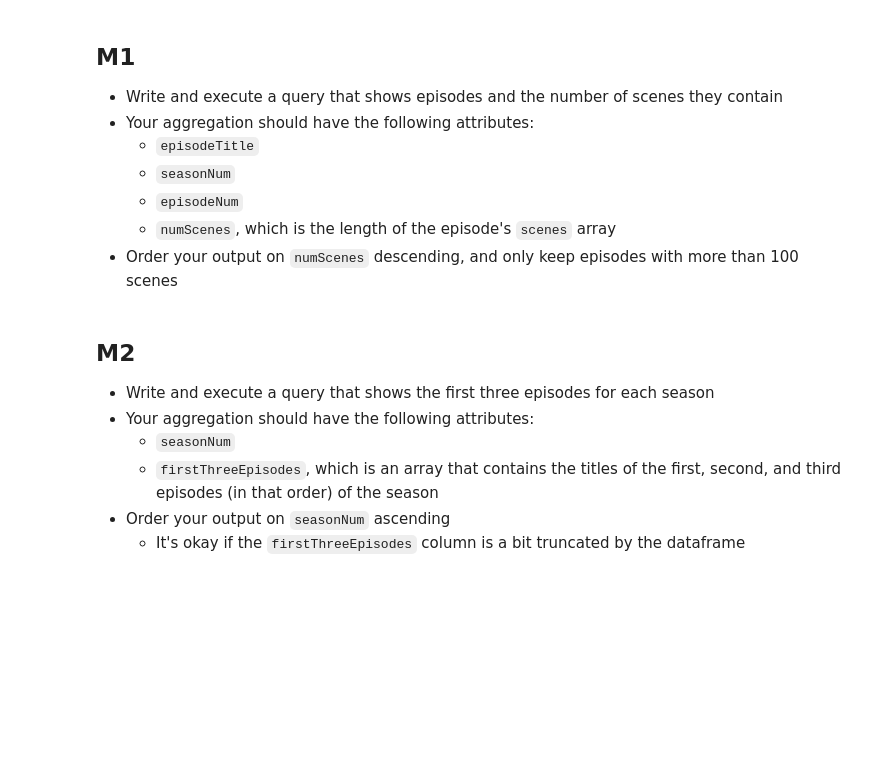
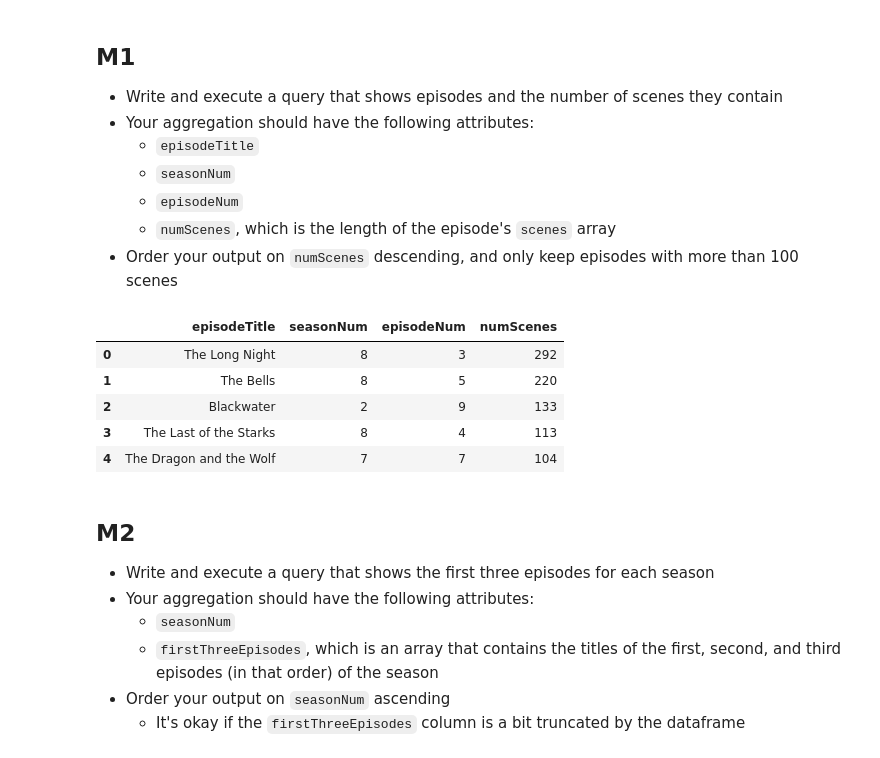
Before and after one commit to sixiann/W4111-Intro-to-Databases-Spring-2024, a Jupyter notebook: Homework/HW4/S24-W4111-HW4.ipynb, the cells around one changed output. Cells and saved outputs as stored; diff of their text form; code cells hidden in the pictures; blank space fills up the shorter version.

```diff
--- a/Homework/HW4/S24-W4111-HW4.ipynb
+++ b/Homework/HW4/S24-W4111-HW4.ipynb
@@ -266,11 +249,46 @@ NameError: name 'mongo_client' is not defined
     - `numScenes`, which is the length of the episode's `scenes` array
 - Order your output on `numScenes` descending, and only keep episodes with more than 100 scenes
 # %%
-res = episodes.aggregate(
-    # TODO: Put your query here
-)
+res = episodes.aggregate([
+    {
+        "$project": {
+            "episodeTitle": 1,
+            "seasonNum": 1,
+            "episodeNum": 1,
+            "numScenes": {"$size": "$scenes"}
+        }
+    },
+    {
+        "$match": {
+            "numScenes": {"$gt": 100}
+        }
+    },
+    {
+        "$sort": {
+            "numScenes": -1
+        }
+    },
+    {
+    '$project': {
+        '_id': 0,
+        'episodeTitle': '$episodeTitle',
+        'seasonNum': '$seasonNum',
+        'episodeNum': '$episodeNum',
+        'numScenes': '$numScenes'
+    }
+}
+
+
+])
 
 pandas.DataFrame(list(res))
+# %% [output]
+|  | episodeTitle | seasonNum | episodeNum | numScenes |
+| 0 | The Long Night | 8 | 3 | 292 |
+| 1 | The Bells | 8 | 5 | 220 |
+| 2 | Blackwater | 2 | 9 | 133 |
+| 3 | The Last of the Starks | 8 | 4 | 113 |
+| 4 | The Dragon and the Wolf | 7 | 7 | 104 |
 # %% [markdown]
 ## M2
 
```
Also changed, not shown: parts of 8 cells of this notebook.
